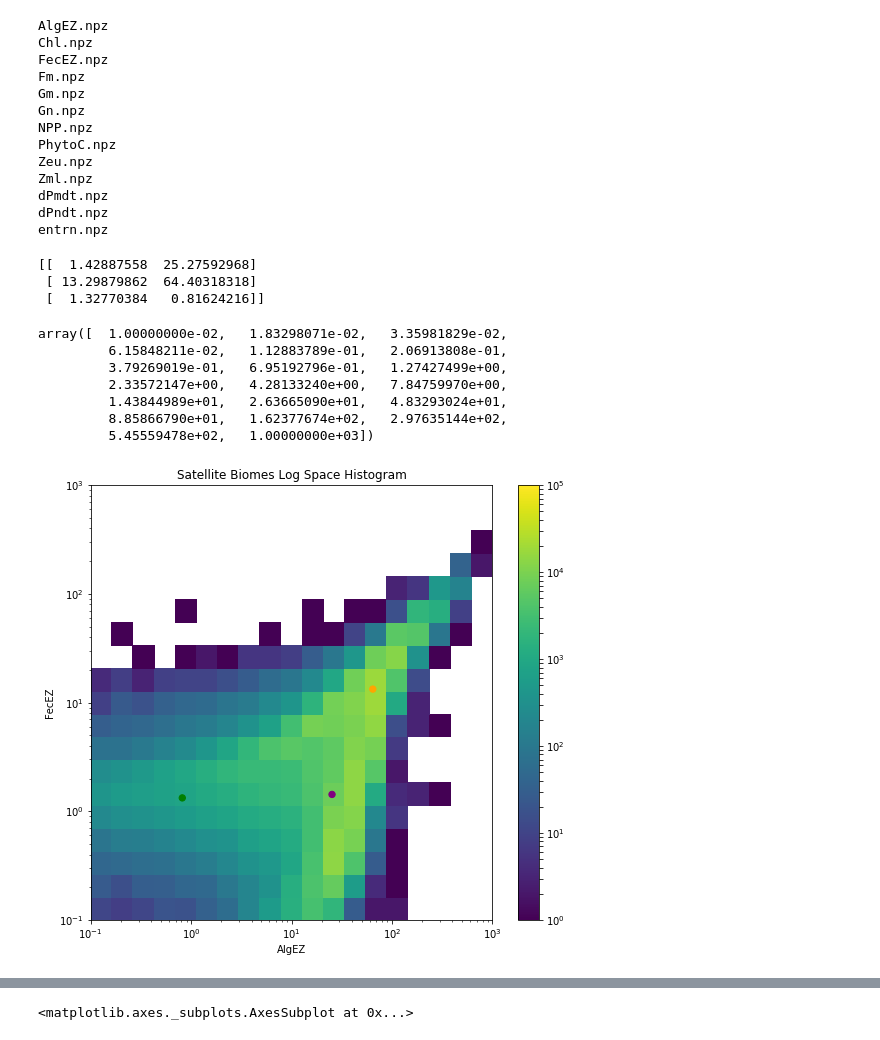
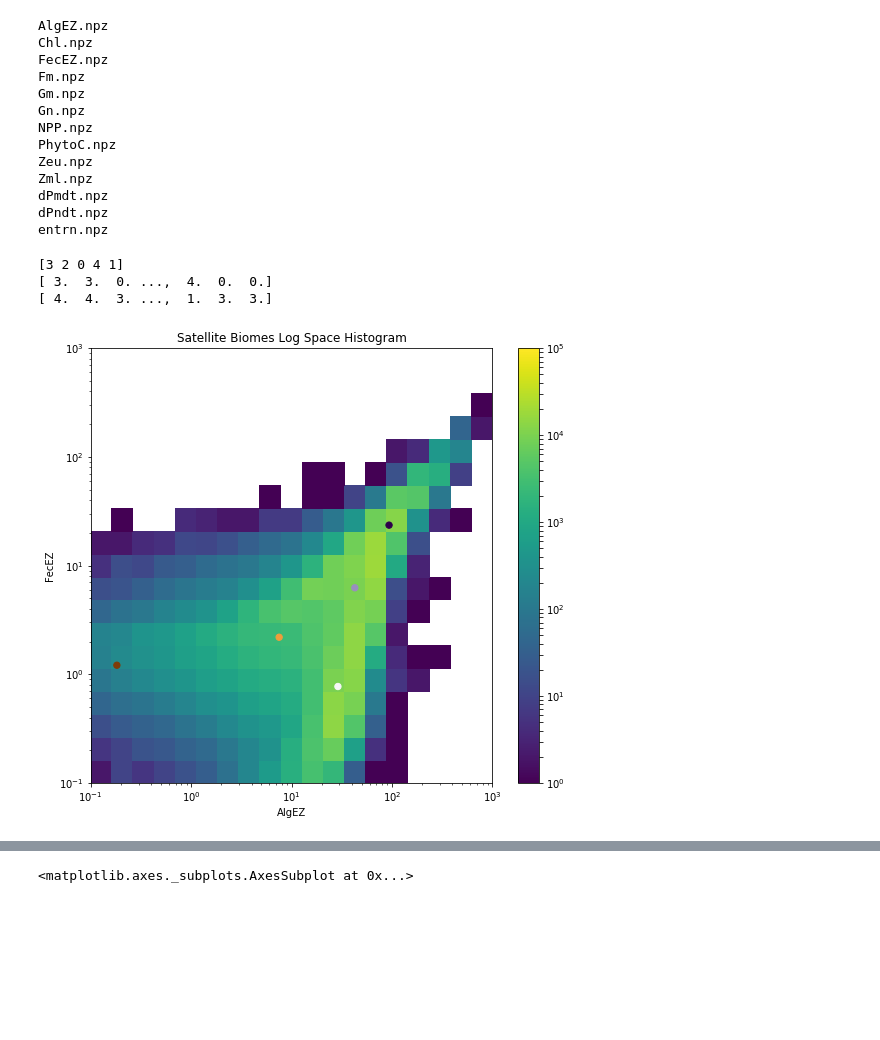
Before and after one commit to djgagne/carbon_export_biomes, a Jupyter notebook: notebooks/SatelliteCE.ipynb, the cells around one changed output, grey strips where cells are left out. Saved outputs shown, nothing was run; the diff lists cells and outputs as text; code cells hidden in the pictures; blank space fills up the shorter version.

```diff
--- a/notebooks/SatelliteCE.ipynb
+++ b/notebooks/SatelliteCE.ipynb
@@ -67,47 +67,58 @@ FecEZ_da = xr.DataArray(fecez_data, dims=("doy", "lat", "lon"), coords={"doy": A
                                                                 "lon": AlgEZ["lon"],
                                                                 "month": ("doy", months)},
                         name="fecez")
+# %%
+FecEZ_m = np.load(data_files[2])
+fecez_data = FecEZ["data"]
+fecez_data[fecez_data == 1e20] = np.nan
+FecEZ_da = xr.DataArray(fecez_data, dims=("doy", "lat", "lon"), coords={"doy": AlgEZ["doy"],
+                                                                "lat": AlgEZ["lat"],
+                                                                "lon": AlgEZ["lon"],
+                                                                "month": ("doy", months)},
+                        name="fecez")
 # %%
-combined_df = AlgEZ_da.groupby("month").mean(axis=0).to_dataframe()
-combined_df["fecez"] = FecEZ_da.groupby("month").mean(axis=0).to_dataframe()
+def median(x):
+    return np.median(x.values, axis=0)
+
+combined_df = AlgEZ_da.groupby("month").median(axis=0).to_dataframe()
+combined_df["fecez"] = FecEZ_da.groupby("month").median(axis=0).to_dataframe()
 combined_df["cluster_id"] = -999
 # %%
-km = KMeans(n_clusters=3)
+km = KMeans(n_clusters=5)
 combined_df.loc[~np.isnan(combined_df["fecez"]), "cluster_id"] =  km.fit_predict(np.log10(combined_df[["algez", "fecez"]].dropna() + 1))
+scaled_centers = 10 ** km.cluster_centers_ - 1
-# %%
-scaled_centers = 10 ** km.cluster_centers_ - 1
-print(scaled_centers)
-# %% [output]
-[[  1.42887558  25.27592968]
- [ 13.29879862  64.40318318]
- [  1.32770384   0.81624216]]
-# %%
-np.logspace(-2, 3, 20)
-# %% [output]
-array([  1.00000000e-02,   1.83298071e-02,   3.35981829e-02,
-         6.15848211e-02,   1.12883789e-01,   2.06913808e-01,
-         3.79269019e-01,   6.95192796e-01,   1.27427499e+00,
-         2.33572147e+00,   4.28133240e+00,   7.84759970e+00,
-         1.43844989e+01,   2.63665090e+01,   4.83293024e+01,
-         8.85866790e+01,   1.62377674e+02,   2.97635144e+02,
-         5.45559478e+02,   1.00000000e+03])
+# %%
+cluster_order = np.argsort(scaled_centers.sum(axis=1))
+print(cluster_order)
+new_cluster_ids = np.ones(combined_df.shape[0]) * -999
+for cluster_id in range(5):
+    new_cluster_ids[combined_df["cluster_id"].values == cluster_order[cluster_id]] = cluster_id
+print(new_cluster_ids[new_cluster_ids > -1])
+print(combined_df["cluster_id"].values[combined_df["cluster_id"].values > -1])
+#combined_df["cluster_id"] = new_cluster_ids
+# %% [output]
+[3 2 0 4 1]
+[ 3.  3.  0. ...,  4.  0.  0.]
+[ 4.  4.  3. ...,  1.  3.  3.]
 # %%
 plt.figure(figsize=(9, 8))
 combined_df_valid = combined_df.dropna()
 xbins = np.logspace(-1, 3, 20)
 ybins = np.logspace(-1, 3, 20)
 counts, bb, bb2 = np.histogram2d(combined_df_valid["algez"],
                  combined_df_valid["fecez"], bins=(xbins, ybins))
 plt.pcolormesh(xbins, ybins, counts, norm=LogNorm(vmin=1, vmax=100000))
 plt.colorbar()
-plt.scatter(scaled_centers[:, 1], scaled_centers[:, 0], 40, np.arange(0, 3), cmap=ListedColormap(["purple", "orange", "green"]))
+plt.scatter(scaled_centers[cluster_order, 1],
+            scaled_centers[cluster_order, 0], 40, np.arange(0, 5),
+            cmap=plt.get_cmap("PuOr", 5))
 plt.xlabel("AlgEZ")
 plt.ylabel("FecEZ")
 plt.gca().set_yscale("log")
 plt.gca().set_xscale("log")
 plt.xlim(0.1, 1000)
 plt.ylim(0.1, 1000)
 plt.title("Satellite Biomes Log Space Histogram")
 plt.savefig("sat_biomes_hist.png", dpi=250, bbox_inches="tight")
 # %% [output]
-[figure, old version]
+[figure, new version]
```
Also changed, not shown: parts of 3 cells of this notebook.
